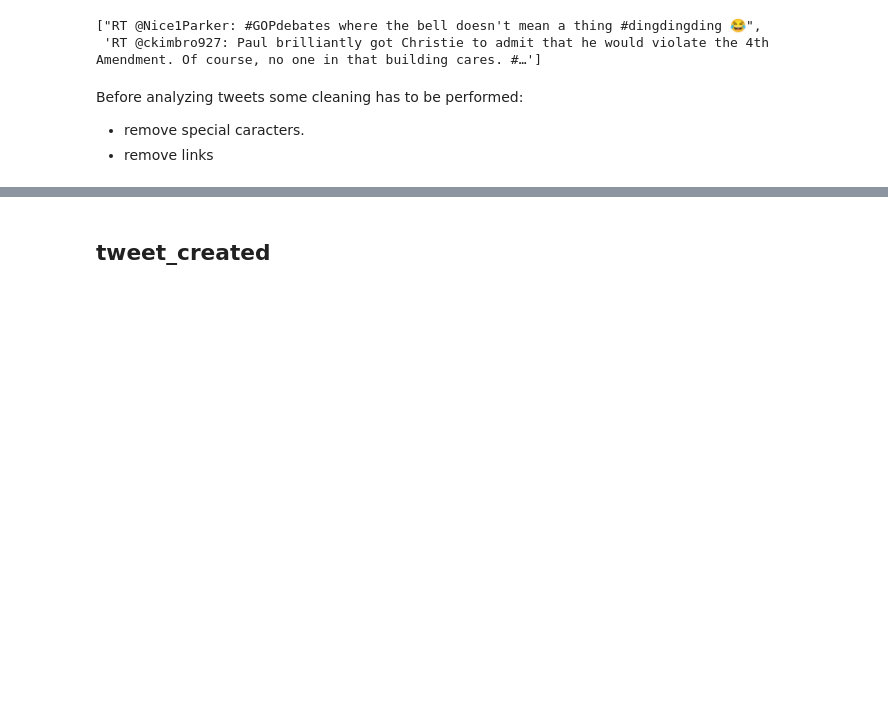
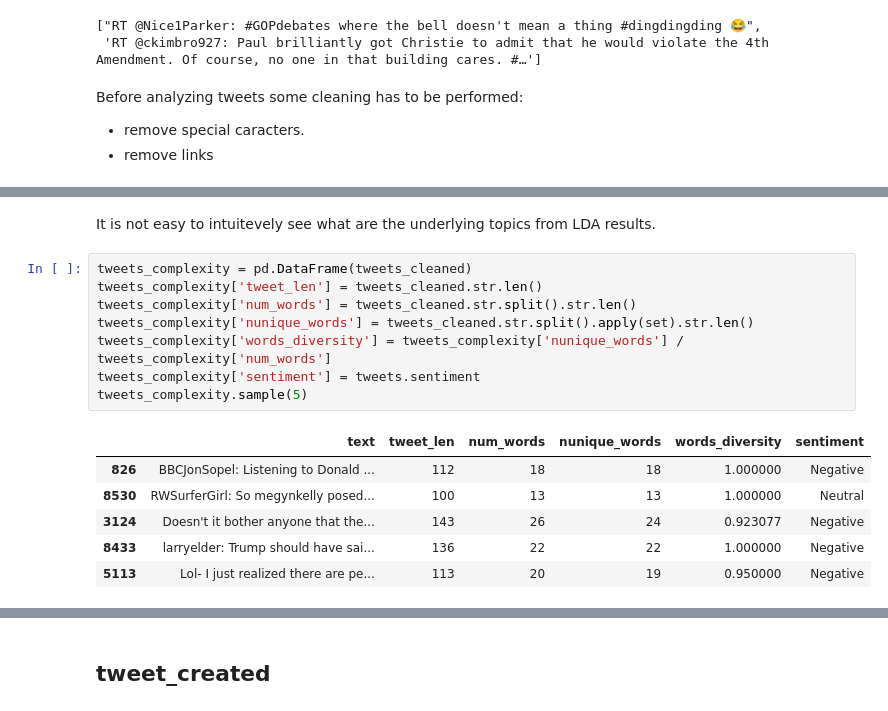
Before and after one commit to bizankad/DS-portfolio, a Jupyter notebook: tweets-sentiment-analysis/Tweets_sentiment_analysis.ipynb, the cells around one changed output, grey strips where cells are left out. Drawn from its saved outputs; the diff is of its cells as text; blank space fills up the shorter version.

```diff
--- a/tweets-sentiment-analysis/Tweets_sentiment_analysis.ipynb
+++ b/tweets-sentiment-analysis/Tweets_sentiment_analysis.ipynb
@@ -178,0 +266,17 @@ np.save('embeddings', embeddings)
+# %% [markdown]
+It is not easy to intuitevely see what are the underlying topics from LDA results.
+# %%
+tweets_complexity = pd.DataFrame(tweets_cleaned)
+tweets_complexity['tweet_len'] = tweets_cleaned.str.len()
+tweets_complexity['num_words'] = tweets_cleaned.str.split().str.len()
+tweets_complexity['nunique_words'] = tweets_cleaned.str.split().apply(set).str.len()
+tweets_complexity['words_diversity'] = tweets_complexity['nunique_words'] / tweets_complexity['num_words']
+tweets_complexity['sentiment'] = tweets.sentiment
+tweets_complexity.sample(5)
+# %% [output]
+|  | text | tweet_len | num_words | nunique_words | words_diversity | sentiment |
+| 826 | BBCJonSopel: Listening to Donald ... | 112 | 18 | 18 | 1.000000 | Negative |
+| 8530 | RWSurferGirl: So megynkelly posed... | 100 | 13 | 13 | 1.000000 | Neutral |
+| 3124 | Doesn't it bother anyone that the... | 143 | 26 | 24 | 0.923077 | Negative |
+| 8433 | larryelder: Trump should have sai... | 136 | 22 | 22 | 1.000000 | Negative |
+| 5113 | Lol- I just realized there are pe... | 113 | 20 | 19 | 0.950000 | Negative |
```
Also changed, not shown: parts of 32 cells of this notebook, 13 other files.
